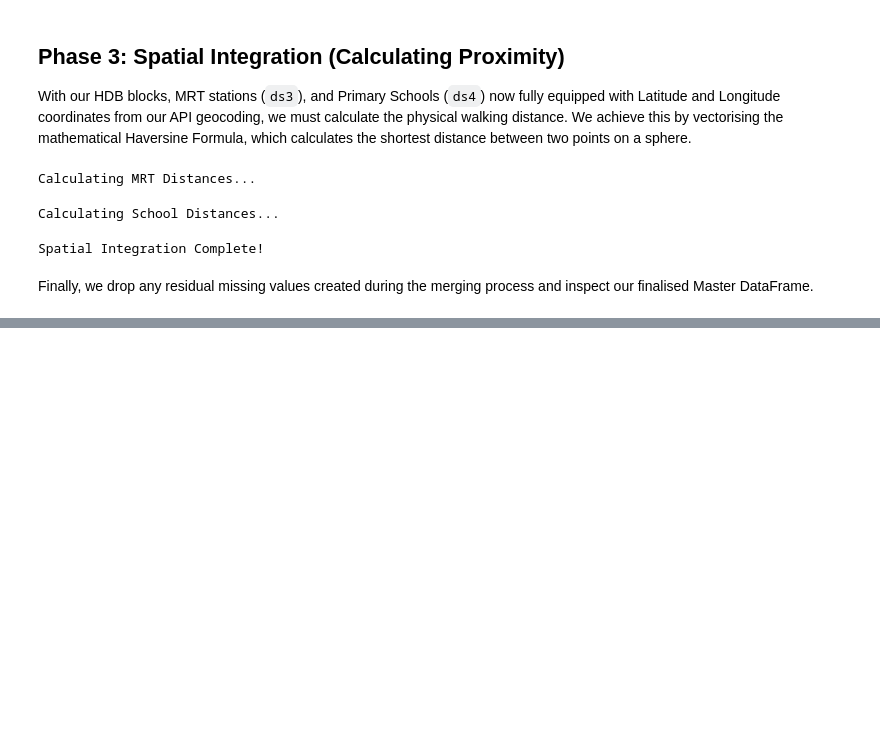
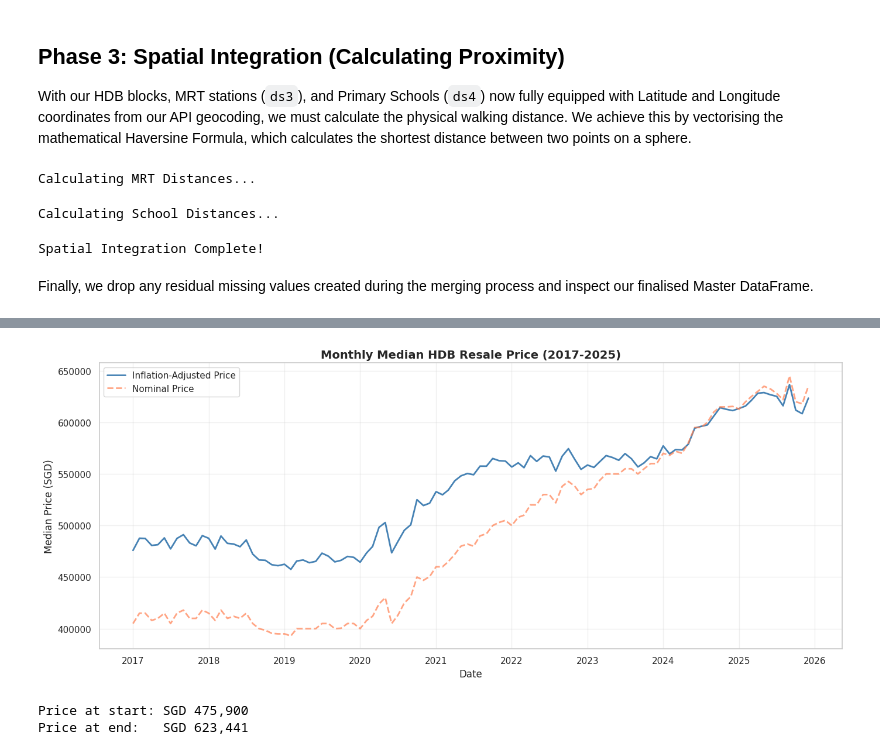
Before and after one commit to DanielNg0729/SC3021DataScienceProject, a Jupyter notebook: Group_1_SC3021.ipynb, the cells around one changed output, grey strips where cells are left out. Cells and saved outputs as stored; diff of their text form; code cells hidden in the pictures; blank space fills up the shorter version.

```diff
--- a/Group_1_SC3021.ipynb
+++ b/Group_1_SC3021.ipynb
@@ -1087,0 +1234,25 @@ print(master_df.head())
+# %%
+monthly = master_df.groupby('date').agg(
+    median_adjusted=('adjusted_resale_price', 'median'),
+    median_nominal=('resale_price', 'median')
+).reset_index()
+
+fig, ax = plt.subplots(figsize=(14, 6))
+ax.plot(monthly['date'], monthly['median_adjusted'], color='steelblue',
+        linewidth=2, label='Inflation-Adjusted Price')
+ax.plot(monthly['date'], monthly['median_nominal'], color='coral',
+        linewidth=2, linestyle='--', alpha=0.7, label='Nominal Price')
+ax.set_title('Monthly Median HDB Resale Price (2017-2025)', fontsize=14, fontweight='bold')
+ax.set_xlabel('Date')
+ax.set_ylabel('Median Price (SGD)')
+ax.legend()
+ax.grid(alpha=0.3)
+plt.tight_layout()
+plt.show()
+
+print(f"Price at start: SGD {monthly['median_adjusted'].iloc[0]:,.0f}")
+print(f"Price at end:   SGD {monthly['median_adjusted'].iloc[-1]:,.0f}")
+# %% [output]
+[figure, added]
+Price at start: SGD 475,900
+Price at end:   SGD 623,441
```
Also changed, not shown: parts of 49 cells of this notebook.
